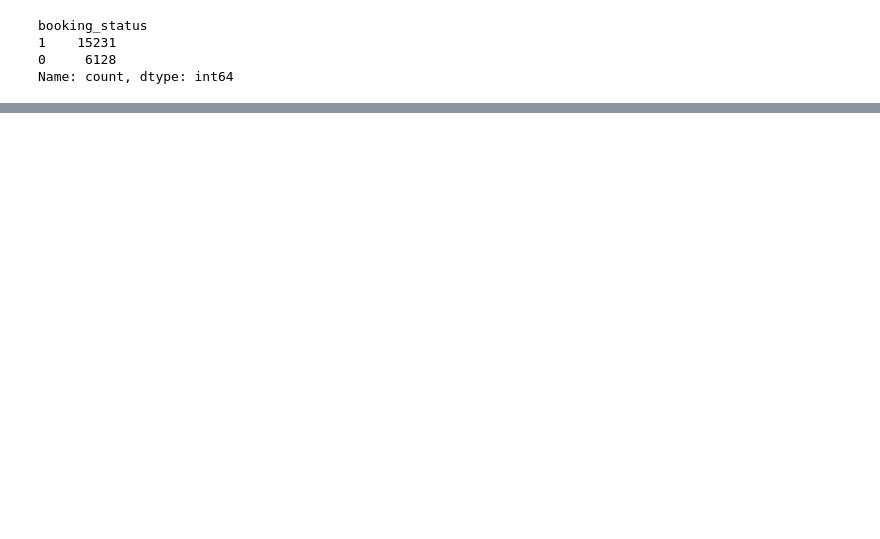
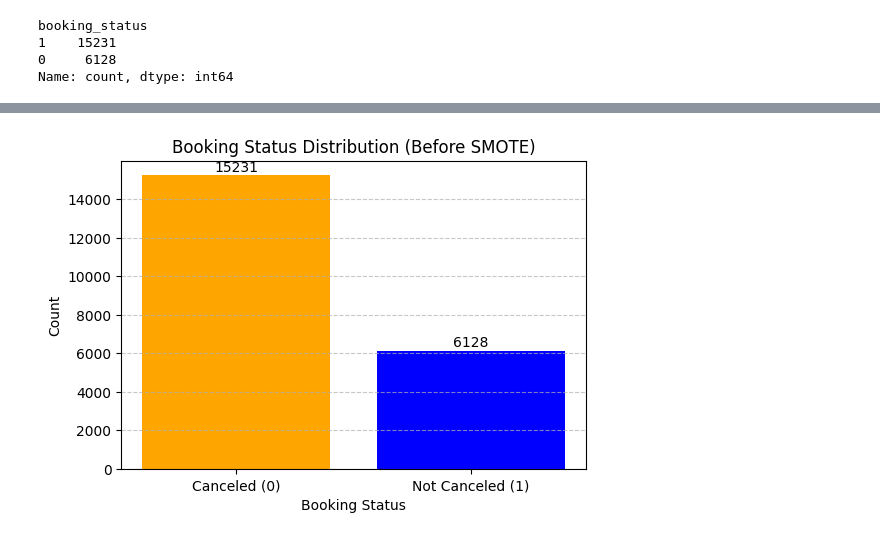
Before and after one commit to SurajBhar/hrprediction, a Jupyter notebook: notebook/experimentation.ipynb, the cells around one changed output, grey strips where cells are left out. Cells and saved outputs as stored; diff of their text form; code cells hidden in the pictures; blank space fills up the shorter version.

```diff
--- a/notebook/experimentation.ipynb
+++ b/notebook/experimentation.ipynb
@@ -689,0 +941,21 @@ Name: count, dtype: int64
+# %%
+# import matplotlib.pyplot as plt
+# Count values
+class_counts = y.value_counts()
+
+# Plot
+plt.figure(figsize=(6,4))
+plt.bar(class_counts.index.astype(str), class_counts.values, color=['orange', 'blue'])
+plt.title("Booking Status Distribution (Before SMOTE)")
+plt.xlabel("Booking Status")
+plt.ylabel("Count")
+plt.xticks([0, 1], ['Canceled (0)', 'Not Canceled (1)'])
+plt.grid(axis='y', linestyle='--', alpha=0.7)
+
+# Add count labels
+for i, count in enumerate(class_counts.values):
+    plt.text(i, count + 200, str(count), ha='center', fontsize=10)
+
+plt.show()
+# %% [output]
+[figure, added]
```
Also changed, not shown: parts of 68 cells of this notebook, 2 other files.
